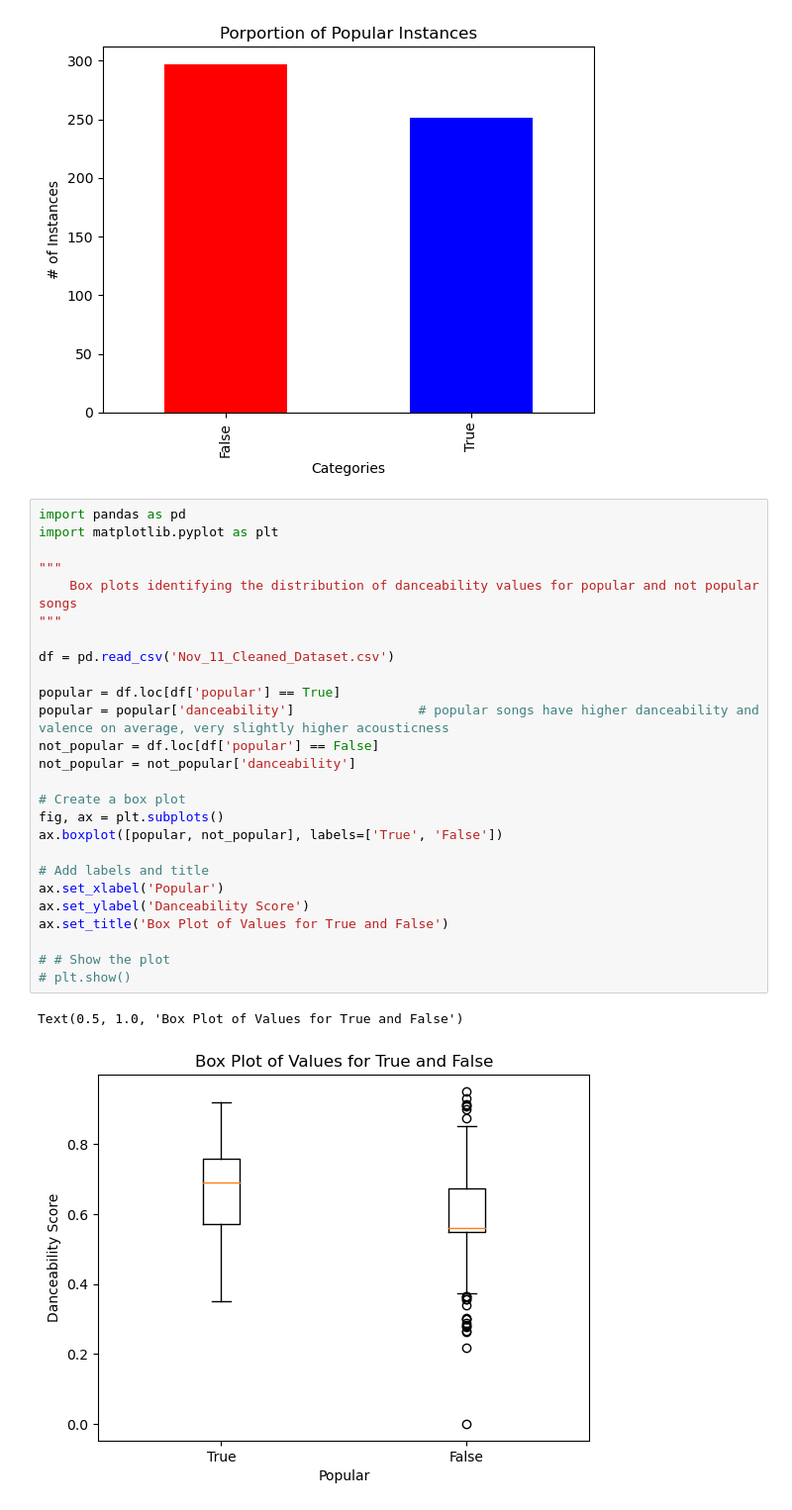
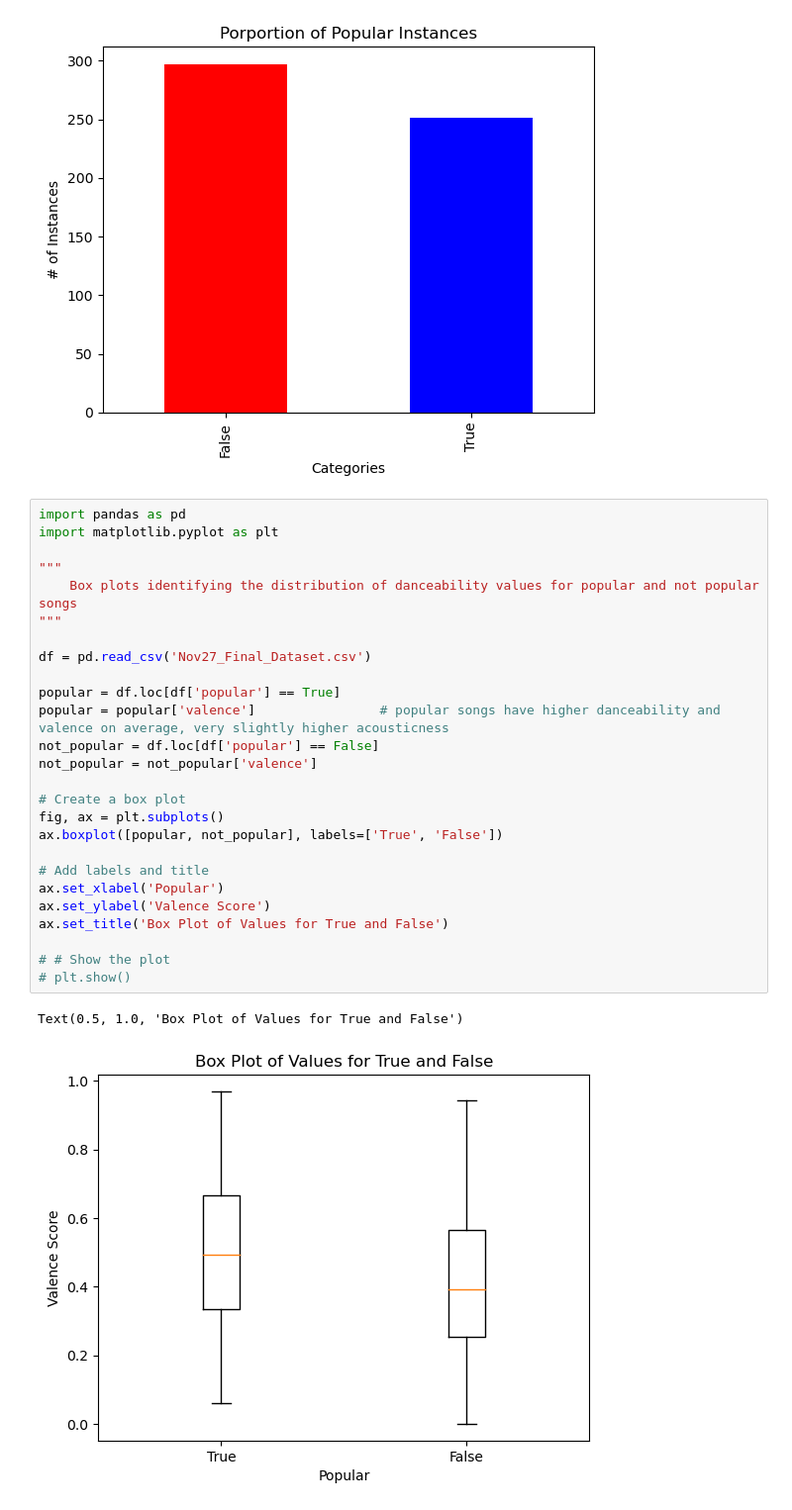
Before and after one commit to kevin-nyquist/spotify_analytics, a Jupyter notebook: project.ipynb, the cells around one changed output. Shown at 99% size. Saved outputs shown, nothing was run; the diff lists cells and outputs as text.

```diff
--- a/project.ipynb
+++ b/project.ipynb
@@ -151,29 +151,29 @@ plt.show()
 # %%
 import pandas as pd
 import matplotlib.pyplot as plt
 
 """
     Box plots identifying the distribution of danceability values for popular and not popular songs
 """
 
-df = pd.read_csv('Nov_11_Cleaned_Dataset.csv')
+df = pd.read_csv('Nov27_Final_Dataset.csv')
 
 popular = df.loc[df['popular'] == True]
-popular = popular['danceability']                # popular songs have higher danceability and valence on average, very slightly higher acousticness
+popular = popular['valence']                # popular songs have higher danceability and valence on average, very slightly higher acousticness
 not_popular = df.loc[df['popular'] == False]
-not_popular = not_popular['danceability']
+not_popular = not_popular['valence']
 
 # Create a box plot
 fig, ax = plt.subplots()
 ax.boxplot([popular, not_popular], labels=['True', 'False'])
 
 # Add labels and title
 ax.set_xlabel('Popular')
-ax.set_ylabel('Danceability Score')
+ax.set_ylabel('Valence Score')
 ax.set_title('Box Plot of Values for True and False')
 
 # # Show the plot
 # plt.show()
 # %% [output]
 Text(0.5, 1.0, 'Box Plot of Values for True and False')
-[figure, old version]
+[figure, new version]
```
Also changed, not shown: 3 other files.
